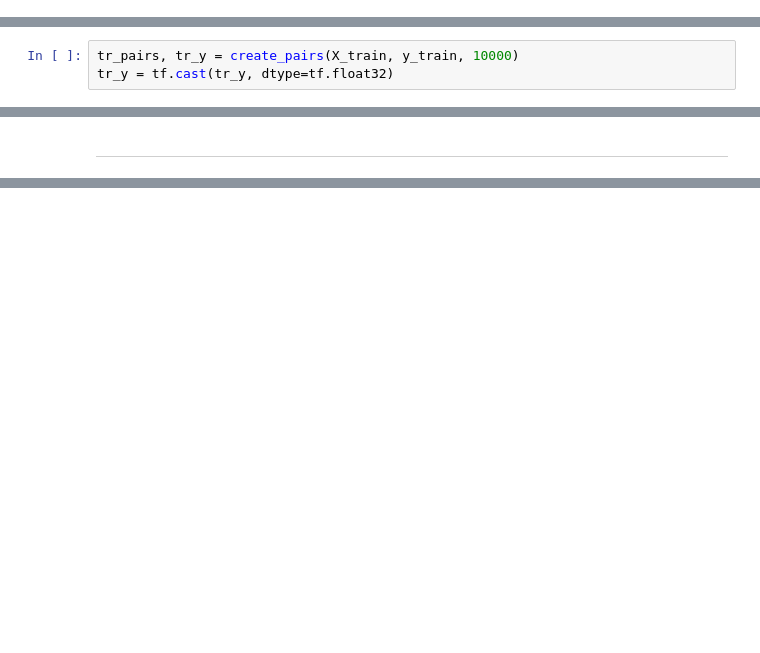
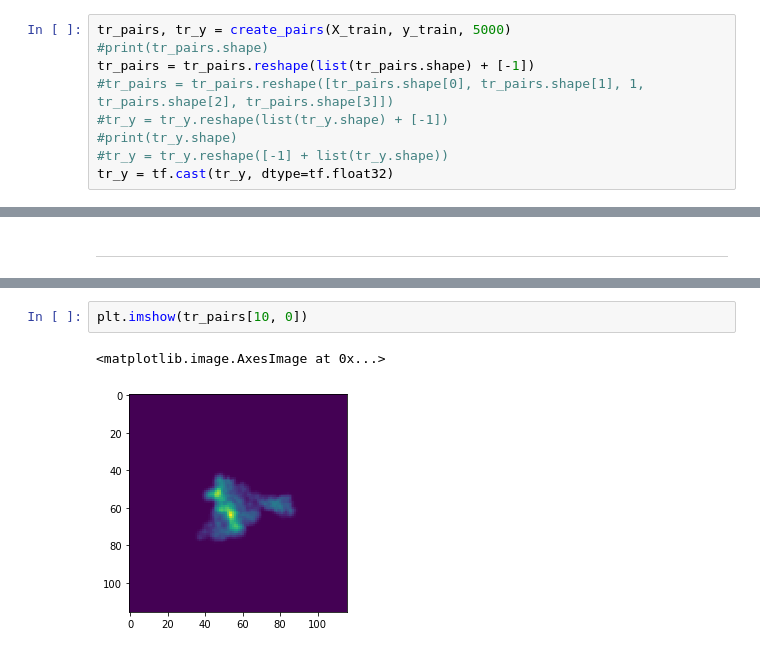
Before and after one commit to JelenaBanjac/protein-reconstruction, a Jupyter notebook: notebooks/Siamese_KERAS-protein.ipynb, the cells around one changed output, grey strips where cells are left out. Saved outputs shown, nothing was run; the diff lists cells and outputs as text; blank space fills up the shorter version.

```diff
--- a/notebooks/Siamese_KERAS-protein.ipynb
+++ b/notebooks/Siamese_KERAS-protein.ipynb
@@ -179,3 +199,12 @@ test_idx = sorted(test_idx)
 # %%
 X_train, y_train = X[train_idx], y[train_idx]
 X_test, y_test = X[test_idx], y[test_idx]
+# %%
+tr_pairs, tr_y = create_pairs(X_train, y_train, 5000)
+#print(tr_pairs.shape)
+tr_pairs = tr_pairs.reshape(list(tr_pairs.shape) + [-1])
+#tr_pairs = tr_pairs.reshape([tr_pairs.shape[0], tr_pairs.shape[1], 1, tr_pairs.shape[2], tr_pairs.shape[3]])
+#tr_y = tr_y.reshape(list(tr_y.shape) + [-1])
+#print(tr_y.shape)
+#tr_y = tr_y.reshape([-1] + list(tr_y.shape))
+tr_y = tf.cast(tr_y, dtype=tf.float32)
@@ -187,3 +225,0 @@ Input images shape (116, 116)
-# %%
-tr_pairs, tr_y = create_pairs(X_train, y_train, 10000)
-tr_y = tf.cast(tr_y, dtype=tf.float32)
@@ -277,0 +348,5 @@ y_pred[0][0], te_y[0].numpy()
+# %%
+plt.imshow(tr_pairs[10, 0])
+# %% [output]
+<matplotlib.image.AxesImage at 0x...>
+[figure, added]
```
Also changed, not shown: parts of 28 cells of this notebook, 1 other file.
